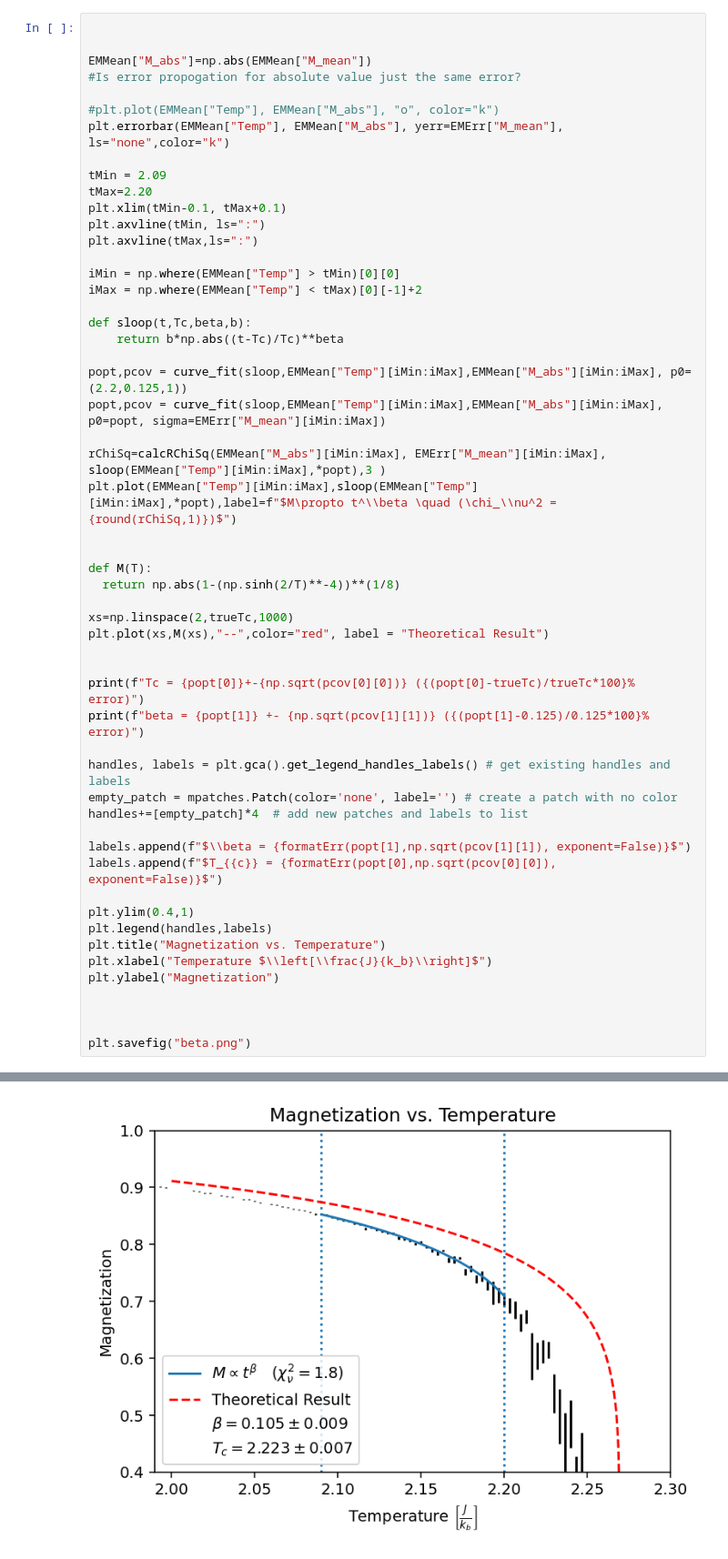
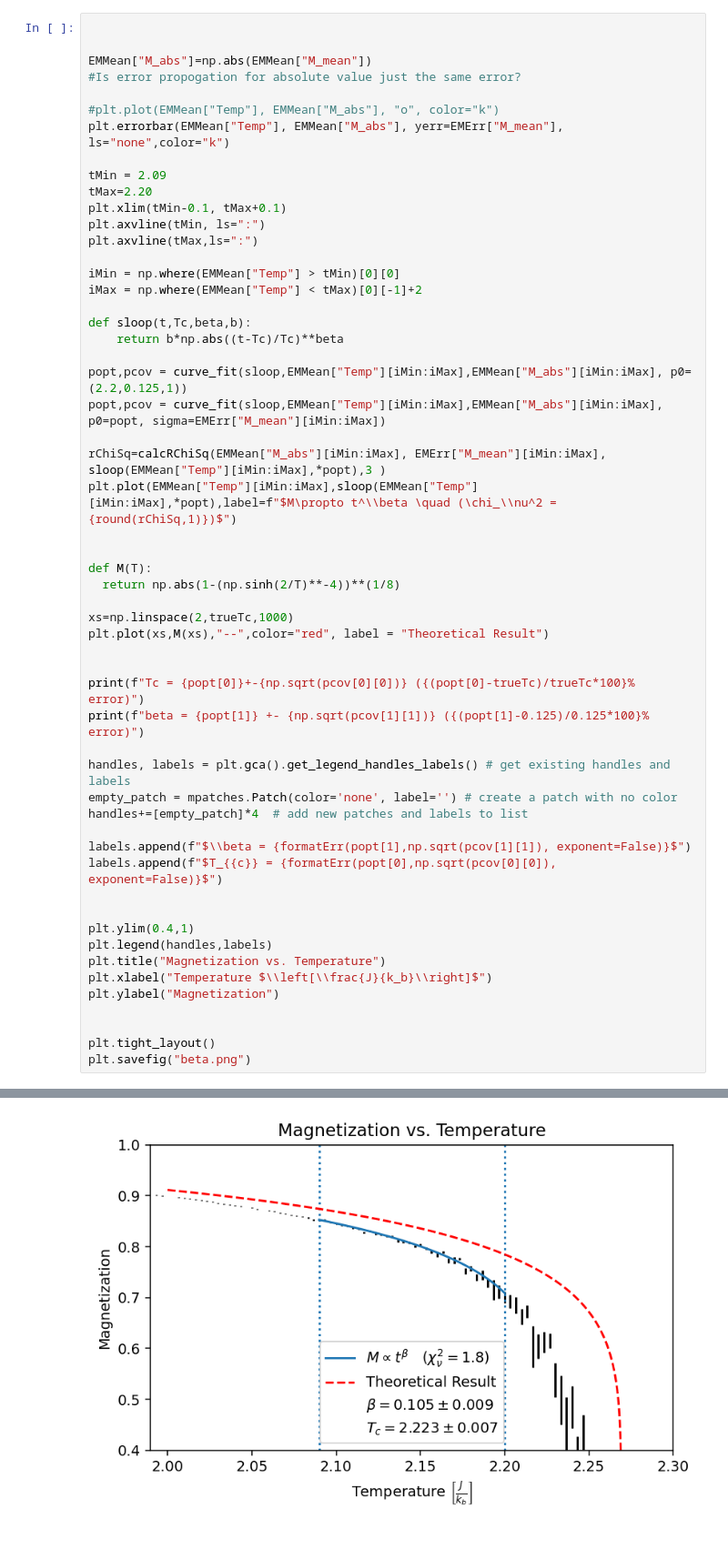
Before and after one commit to gfitez/ising, a Jupyter notebook: analyze2.ipynb, the cells around one changed output, grey strips where cells are left out. Shown at 91% size. Drawn from its saved outputs; the diff is of its cells as text.

```diff
--- a/analyze2.ipynb
+++ b/analyze2.ipynb
@@ -185,35 +206,36 @@ plt.plot(EMMean["Temp"][iMin:iMax],sloop(EMMean["Temp"][iMin:iMax],*popt),label=
 def M(T):
   return np.abs(1-(np.sinh(2/T)**-4))**(1/8)
 
 xs=np.linspace(2,trueTc,1000)
 plt.plot(xs,M(xs),"--",color="red", label = "Theoretical Result")
 
 
 print(f"Tc = {popt[0]}+-{np.sqrt(pcov[0][0])} ({(popt[0]-trueTc)/trueTc*100}% error)")
 print(f"beta = {popt[1]} +- {np.sqrt(pcov[1][1])} ({(popt[1]-0.125)/0.125*100}% error)")
 
 handles, labels = plt.gca().get_legend_handles_labels() # get existing handles and labels
 empty_patch = mpatches.Patch(color='none', label='') # create a patch with no color
 handles+=[empty_patch]*4  # add new patches and labels to list
 
 labels.append(f"$\\beta = {formatErr(popt[1],np.sqrt(pcov[1][1]), exponent=False)}$")
 labels.append(f"$T_{{c}} = {formatErr(popt[0],np.sqrt(pcov[0][0]), exponent=False)}$")
 
+
 plt.ylim(0.4,1)
 plt.legend(handles,labels)
 plt.title("Magnetization vs. Temperature")
 plt.xlabel("Temperature $\\left[\\frac{J}{k_b}\\right]$")
 plt.ylabel("Magnetization")
 
 
-
+plt.tight_layout()
 plt.savefig("beta.png")
 # %% [output]
 Tc = 2.222894685858178+-0.0069026346544903945 (-2.0399668579248758% error)
 beta = 0.10490242773483072 +- 0.009209167047014128 (-16.078057812135427% error)
 -3
 -3
-[figure, old version]
+[figure, new version]
 # %%
 def correlationFalloff(x,eta,c,a):
     return a*np.abs(x)**(-eta)+c
```
Also changed, not shown: parts of 7 cells of this notebook, 1 other file.
